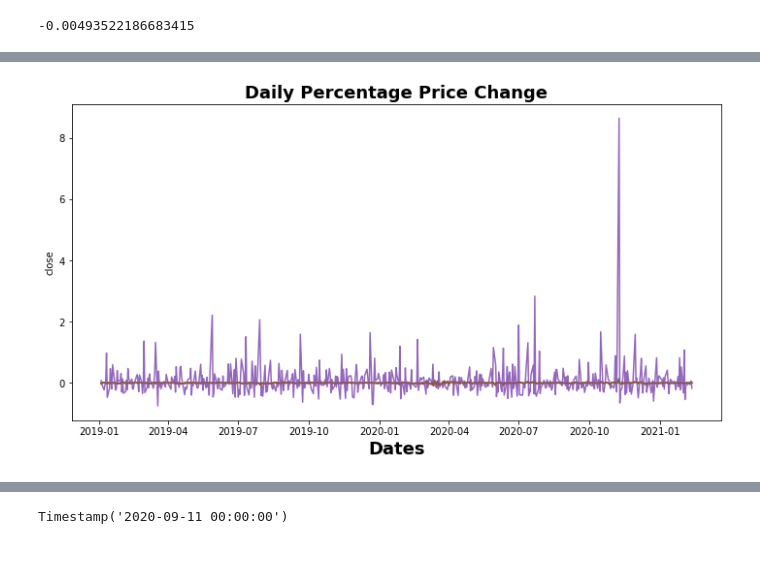
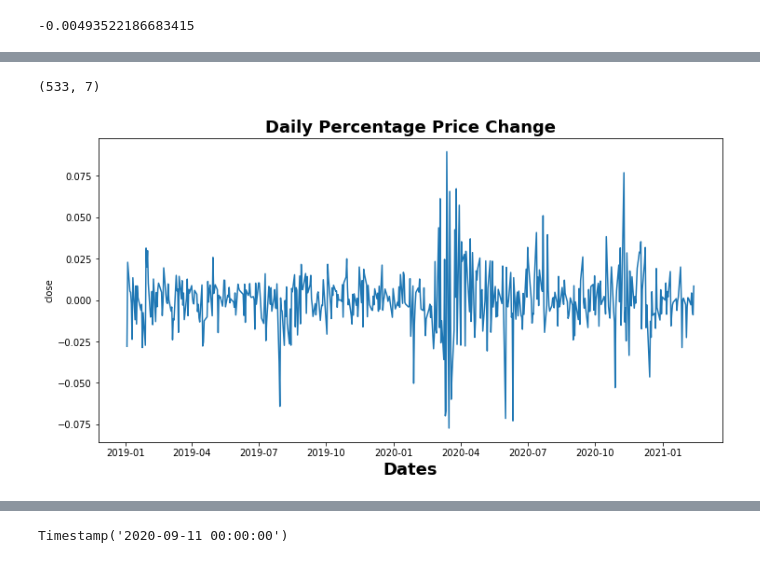
Before and after one commit to davidrtorres/Model-5-Stock-Price-Forecasting, a Jupyter notebook: Capstone_2_13_21-Working Draft-Copy1.ipynb, the cells around one changed output, grey strips where cells are left out. Cells and saved outputs as stored; diff of their text form; code cells hidden in the pictures.

```diff
--- a/Capstone_2_13_21-Working Draft-Copy1.ipynb
+++ b/Capstone_2_13_21-Working Draft-Copy1.ipynb
@@ -209,9 +207,9 @@ single_stock
 # %% [output]
 -0.00493522186683415
 # %%
-# def delta_time_series(data):
-#     data_1 = data.pct_change(1)
-#     data_1 = data_1.rename(columns={"Adj Close": "Percent_Chg"})
-#     #return data[1:]- data[:-1]
-#     data_1 = data_1.dropna()
-#     return data_1
+def delta_time_series(data,col=None):
+    data['Percent_Chg'] = data[col].pct_change(1)
+    #data_1 = data_1.rename(columns={"Adj Close": "Percent_Chg"})
+    #return data[1:]- data[:-1]
+    data = data.dropna()
+    return data
@@ -237,0 +216,3 @@ single_stock
+# %%
+df_chnge = delta_time_series(single_stock, col='Adj Close')
+df_chnge
@@ -238,8 +234,12 @@ single_stock
+# %%
+df_chnge.shape
+# %% [output]
+(533, 7)
 # %%
-def plot_delta(data,symbol=None):
+def plot_delta(data,col=None,symbol=None):
     plt.figure(figsize=(12,6))
     #plt.plot(delta_time_series(data))
-    plt.plot(data)
+    plt.plot(data[col])
     label_font = {'weight':'bold','size':18}
     plt.title('Daily Percentage Price Change',fontdict=label_font)
     plt.xlabel('Dates',fontdict=label_font)
@@ -248,9 +248,9 @@ def plot_delta(data,symbol=None):
 # %%
 #simple daily return
 #centered aroun d 0
-plot_delta(dataset_delta_AMAZN)
+plot_delta(df_chnge, col='Percent_Chg')
 # %% [output]
-[figure, old version]
+[figure, new version]
 # %%
 def get_y_from_generator(gen):
     '''
```
Also changed, not shown: parts of 27 cells of this notebook, 1 other file.
